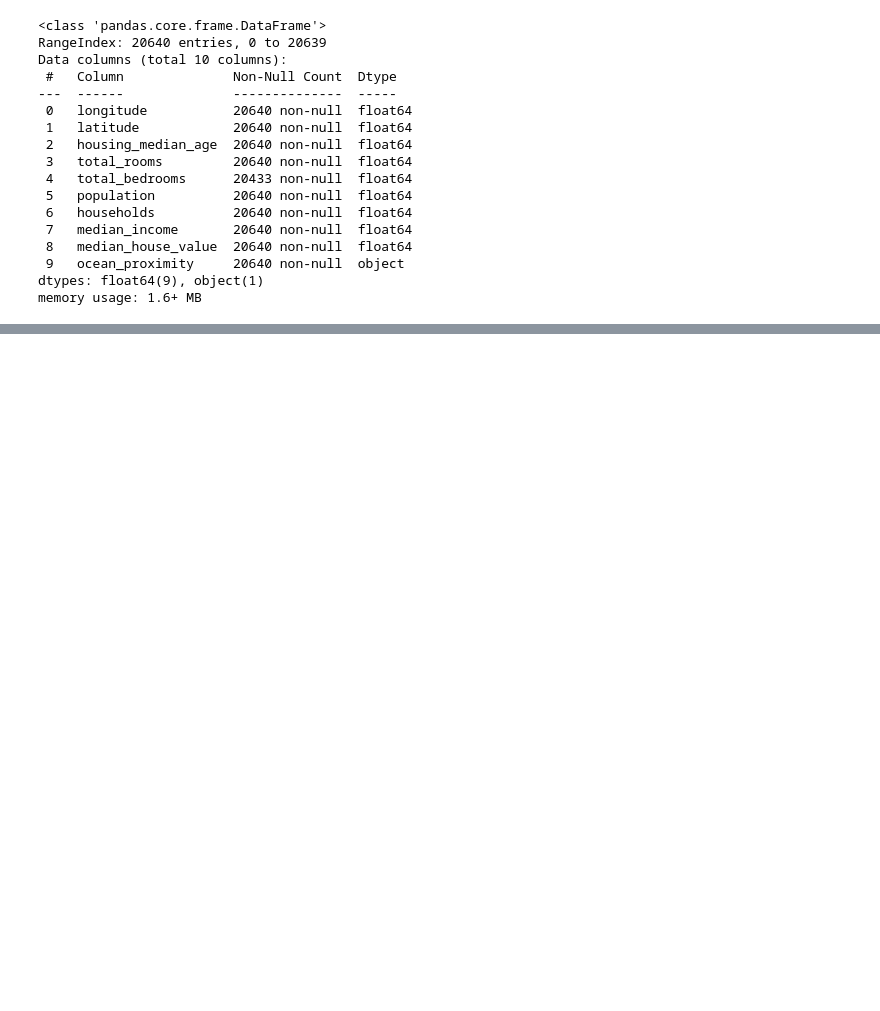
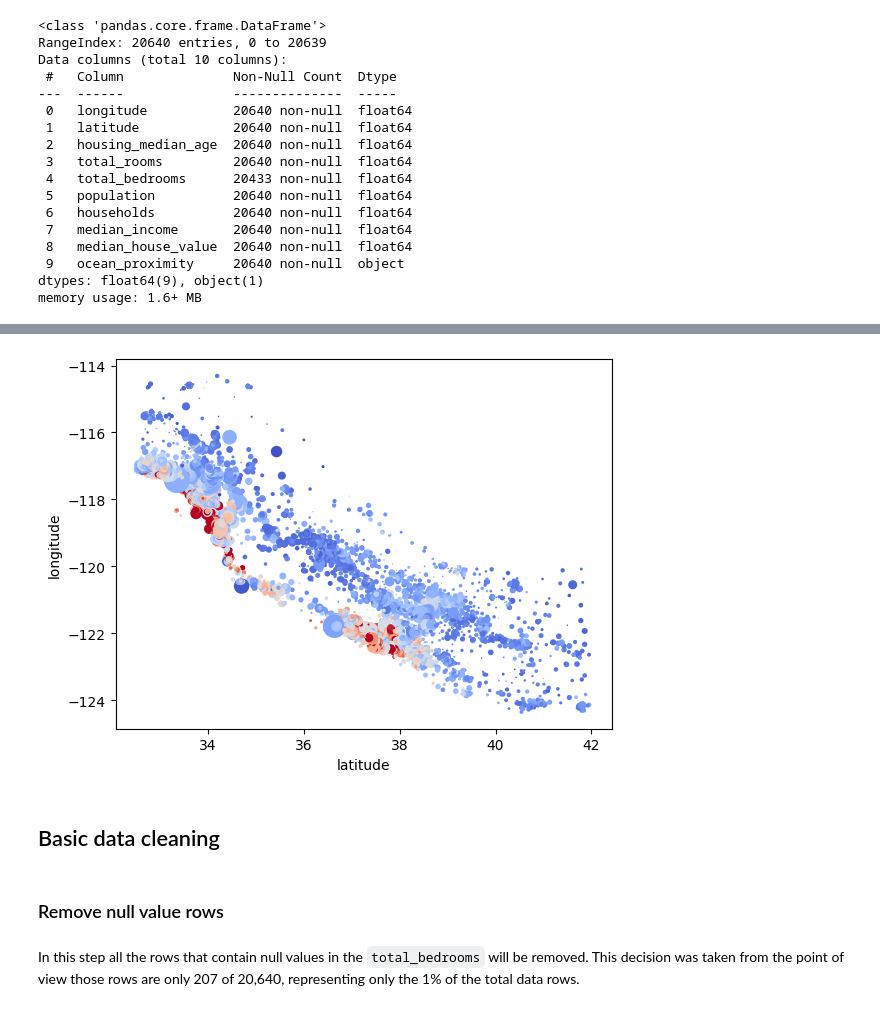
Before and after one commit to iaaron-xyz/housing-prices-prediction-cal, a Jupyter notebook: housing_prices.ipynb, the cells around one changed output, grey strips where cells are left out. Cells and saved outputs as stored; diff of their text form; code cells hidden in the pictures; blank space fills up the shorter version.

Commit message:
Data cleaning and data exploration

```diff
--- a/housing_prices.ipynb
+++ b/housing_prices.ipynb
@@ -26,0 +61,20 @@ memory usage: 1.6+ MB
+# %%
+sns.scatterplot(
+    x="latitude",
+    y="longitude",
+    data=df,
+    edgecolor="none",
+    hue="median_house_value",
+    palette="coolwarm",
+    s=df["population"] / 100,
+    legend=False,
+)
+plt.show()
+# %% [output]
+[figure, added]
+# %% [markdown]
+## Basic data cleaning
+# %% [markdown]
+### Remove null value rows
+# %% [markdown]
+In this step all the rows that contain null values in the `total_bedrooms` will be removed. This decision was taken from the point of view those rows are only 207 of 20,640, representing only the 1% of the total data rows.
```
Also changed, not shown: parts of 21 cells of this notebook, 1 other file.
